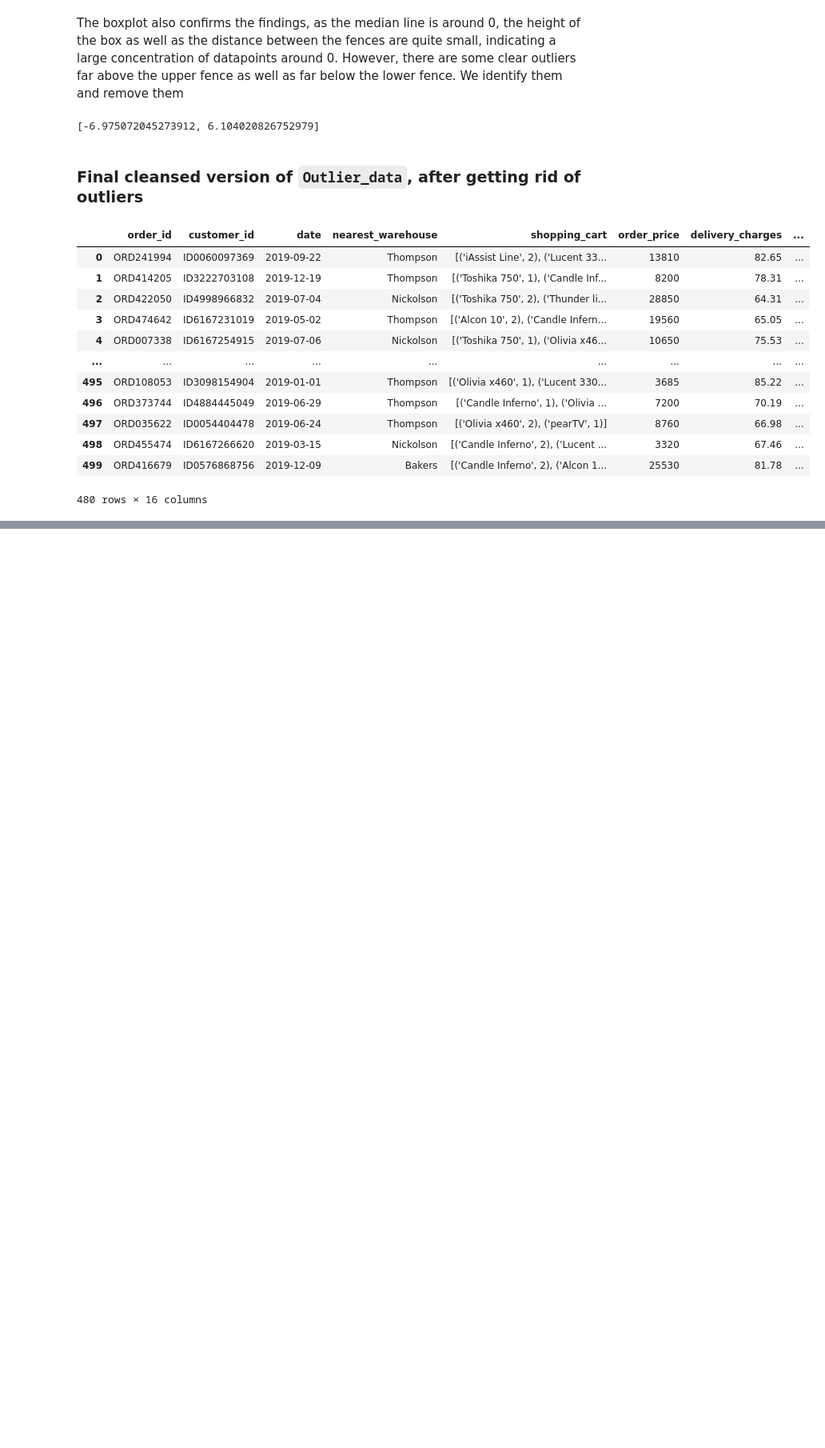
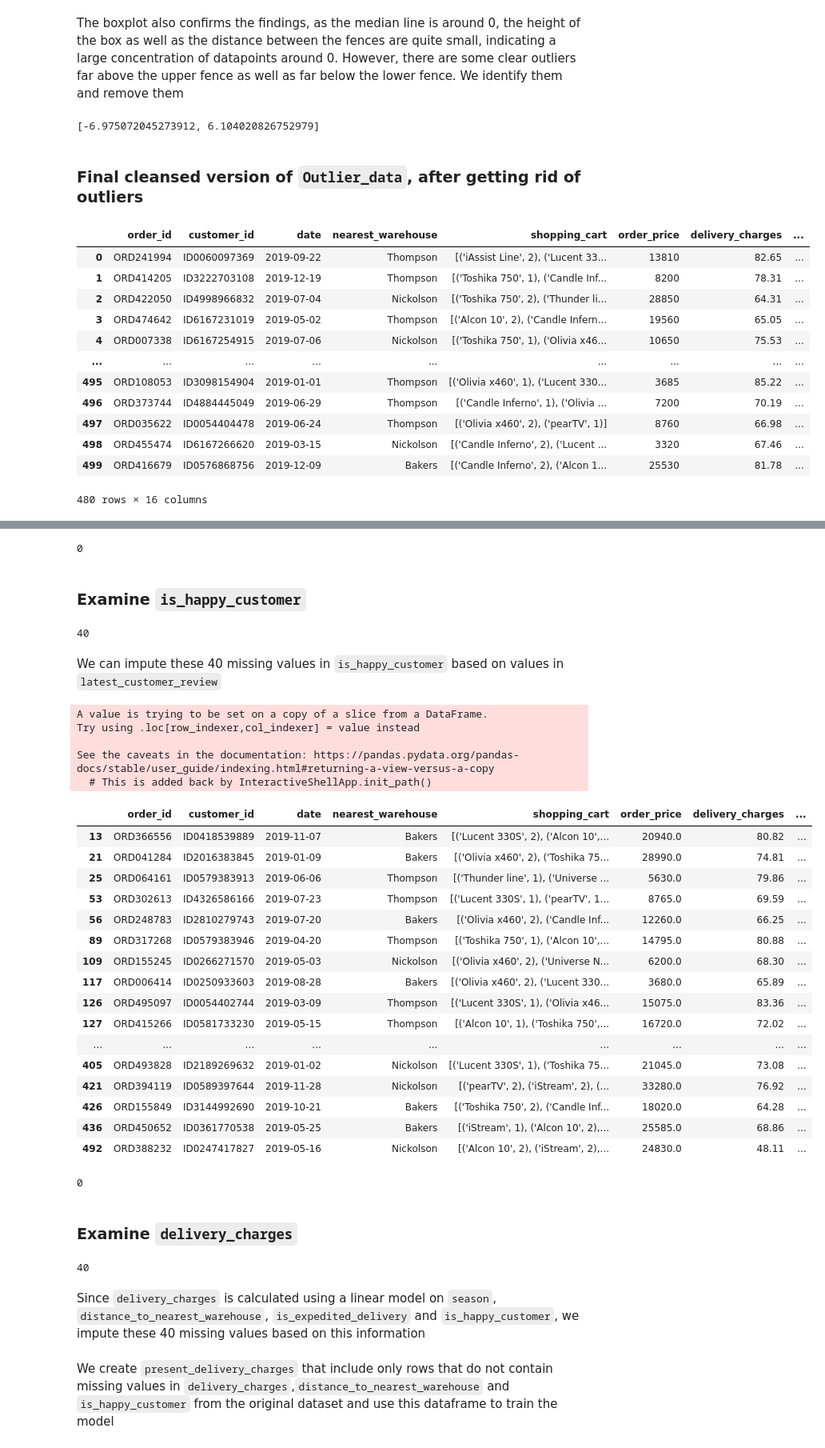
Before and after one commit to DanielTranDS/TransactionalRetailData-Wrangling-EDA, a Jupyter notebook: TransactionalRetail_Codes.ipynb, the cells around one changed output, grey strips where cells are left out. Shown at 80% size. Saved outputs shown, nothing was run; the diff lists cells and outputs as text; code cells hidden in the pictures; blank space fills up the shorter version.

Commit message:
Implement imputation of missing values in missing dataset

```diff
--- a/TransactionalRetail_Codes.ipynb
+++ b/TransactionalRetail_Codes.ipynb
@@ -1251,0 +1444,8 @@ outlier_data_cleansed
+# %%
+#Create a function to calculate the order_total based on order_price, delivery_charges and coupon_discount
+def get_total(x,y,z):
+    return (x*(100-y)/100+z)
+
+#Impute missing values for order_total
+missing_order_total["order_total"]=missing_order_total.apply(lambda x: get_total(x["order_price"],
+                                        x["coupon_discount"],x["delivery_charges"]),axis=1)
@@ -1251,0 +1476,70 @@ outlier_data_cleansed
+# %%
+#Then replace these imputed order_total values in the original missing_data
+missing_data.loc[list(missing_order_total.index),'order_total']=missing_order_total["order_total"].values
+
+missing_data["order_total"].isnull().sum()  #No more missing values in order_total
+# %% [output]
+0
+# %% [markdown]
+### Examine `is_happy_customer`
+# %%
+missing_data["is_happy_customer"].isnull().sum()
+# %% [output]
+40
+# %% [markdown]
+We can impute these 40 missing values in `is_happy_customer` based on values in `latest_customer_review`
+# %%
+missing_sentiment=missing_data[missing_data["is_happy_customer"].isnull()==True]
+# %%
+sia=SentimentIntensityAnalyzer()
+#Define a function to return the corresponding sentiment for each review
+def cust_sentiment(x):
+    sen_dict=sia.polarity_scores(x)
+    if (sen_dict['compound']>=0.05) | (x=="None"):
+        return (1.0)
+    else:
+        return (0.0)
+
+#Impute missing values for is_happy_customer
+missing_sentiment["is_happy_customer"]=missing_sentiment["latest_customer_review"].apply(lambda x: cust_sentiment(x))
+# %% [output]
+A value is trying to be set on a copy of a slice from a DataFrame.
+Try using .loc[row_indexer,col_indexer] = value instead
+
+See the caveats in the documentation: https://pandas.pydata.org/pandas-docs/stable/user_guide/indexing.html#returning-a-view-versus-a-copy
+  # This is added back by InteractiveShellApp.init_path()
+# %%
+missing_sentiment  #Now have all the missing values in is_happy_customer imputed
+# %% [output]
+|  | order_id | customer_id | date | nearest_warehouse | shopping_cart | order_price | delivery_charges | ... |
+| 13 | ORD366556 | ID0418539889 | 2019-11-07 | Bakers | [('Lucent 330S', 2), ('Alcon 10',... | 20940.0 | 80.82 | ... |
+| 21 | ORD041284 | ID2016383845 | 2019-01-09 | Bakers | [('Olivia x460', 2), ('Toshika 75... | 28990.0 | 74.81 | ... |
+| 25 | ORD064161 | ID0579383913 | 2019-06-06 | Thompson | [('Thunder line', 1), ('Universe ... | 5630.0 | 79.86 | ... |
+| 53 | ORD302613 | ID4326586166 | 2019-07-23 | Thompson | [('Lucent 330S', 1), ('pearTV', 1... | 8765.0 | 69.59 | ... |
+| 56 | ORD248783 | ID2810279743 | 2019-07-20 | Bakers | [('Olivia x460', 2), ('Candle Inf... | 12260.0 | 66.25 | ... |
+| 89 | ORD317268 | ID0579383946 | 2019-04-20 | Thompson | [('Toshika 750', 1), ('Alcon 10',... | 14795.0 | 80.88 | ... |
+| 109 | ORD155245 | ID0266271570 | 2019-05-03 | Nickolson | [('Olivia x460', 2), ('Universe N... | 6200.0 | 68.30 | ... |
+| 117 | ORD006414 | ID0250933603 | 2019-08-28 | Bakers | [('Olivia x460', 2), ('Lucent 330... | 3680.0 | 65.89 | ... |
+| 126 | ORD495097 | ID0054402744 | 2019-03-09 | Thompson | [('Lucent 330S', 1), ('Olivia x46... | 15075.0 | 83.36 | ... |
+| 127 | ORD415266 | ID0581733230 | 2019-05-15 | Thompson | [('Alcon 10', 1), ('Toshika 750',... | 16720.0 | 72.02 | ... |
+| ... | ... | ... | ... | ... | ... | ... | ... | ... |
+| 405 | ORD493828 | ID2189269632 | 2019-01-02 | Nickolson | [('Lucent 330S', 1), ('Toshika 75... | 21045.0 | 73.08 | ... |
+| 421 | ORD394119 | ID0589397644 | 2019-11-28 | Nickolson | [('pearTV', 2), ('iStream', 2), (... | 33280.0 | 76.92 | ... |
+| 426 | ORD155849 | ID3144992690 | 2019-10-21 | Bakers | [('Toshika 750', 2), ('Candle Inf... | 18020.0 | 64.28 | ... |
+| 436 | ORD450652 | ID0361770538 | 2019-05-25 | Bakers | [('iStream', 1), ('Alcon 10', 2),... | 25585.0 | 68.86 | ... |
+| 492 | ORD388232 | ID0247417827 | 2019-05-16 | Nickolson | [('Alcon 10', 2), ('iStream', 2),... | 24830.0 | 48.11 | ... |
+# %%
+#Then replace these imputed is_happy_customer values in the original missing_data
+missing_data.loc[list(missing_sentiment.index),'is_happy_customer']=missing_sentiment["is_happy_customer"].values
+
+missing_data["is_happy_customer"].isnull().sum() #No missing values in is_happy_customer
+# %% [output]
+0
+# %% [markdown]
+### Examine `delivery_charges`
+# %%
+missing_data["delivery_charges"].isnull().sum()
+# %% [output]
+40
+# %% [markdown]
+Since `delivery_charges` is calculated using a linear model on `season`, `distance_to_nearest_warehouse`, `is_expedited_delivery` and `is_happy_customer`, we impute these 40 missing values based on this information
@@ -1251,0 +1548,2 @@ outlier_data_cleansed
+# %% [markdown]
+We create `present_delivery_charges` that include only rows that do not contain missing values in `delivery_charges`,`distance_to_nearest_warehouse` and `is_happy_customer` from the original dataset and use this dataframe to train the model
```
Also changed, not shown: parts of 54 cells of this notebook.
